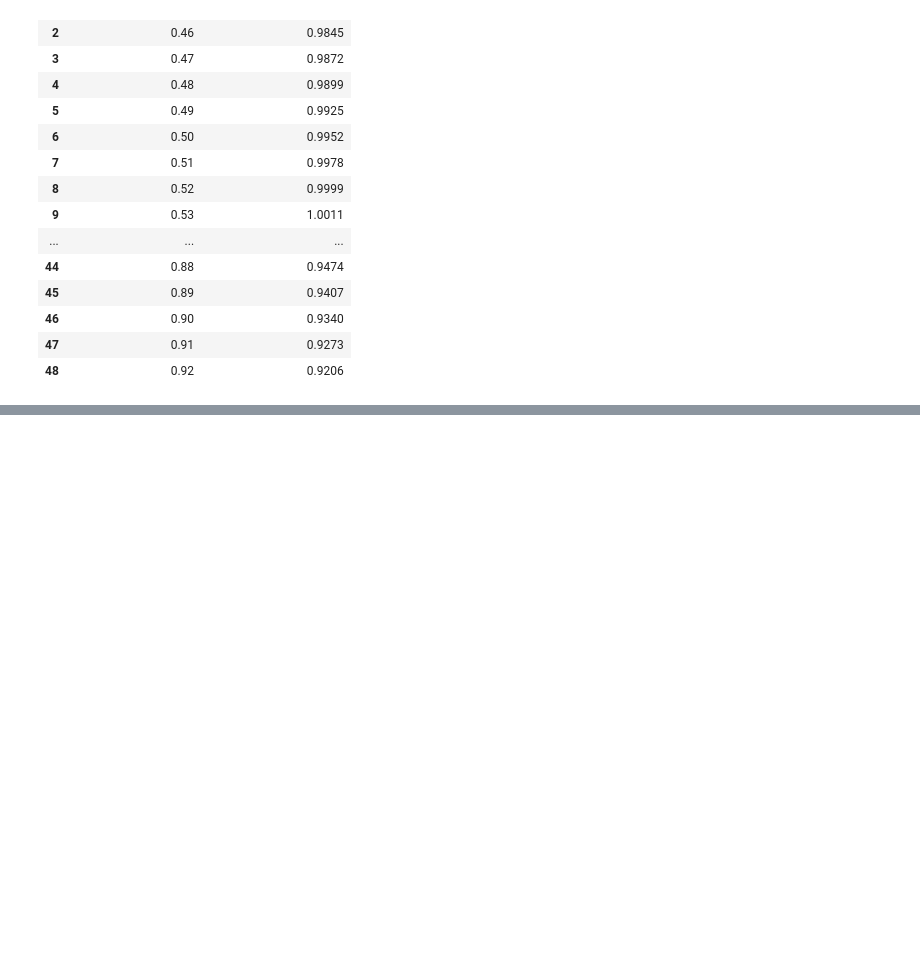
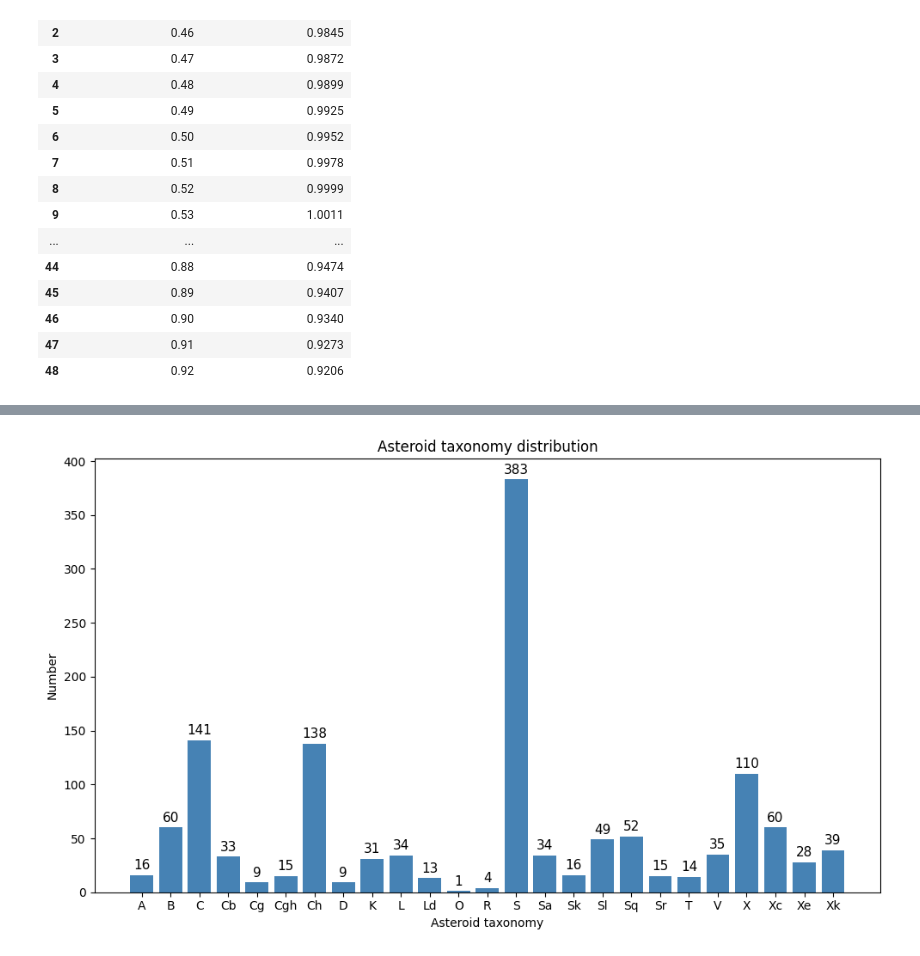
Before and after one commit to RaviRu11d/Asteroid_Spectra_Project, a Jupyter notebook: 03_data_enrichment.ipynb, the cells around one changed output, grey strips where cells are left out. Drawn from its saved outputs; the diff is of its cells as text; code cells hidden in the pictures; blank space fills up the shorter version.

```diff
--- a/03_data_enrichment.ipynb
+++ b/03_data_enrichment.ipynb
@@ -81,3 +81,11 @@ asteroids_df.loc[asteroids_df["Name"] == "1995 WQ5"]["SpectrumDF"][1332]
 | 46 | 0.90 | 0.9340 |
 | 47 | 0.91 | 0.9273 |
 | 48 | 0.92 | 0.9206 |
+# %%
+import matplotlib.pyplot as plt
+import pandas as pd
+
+# Count number of asteroids per Bus taxonomy class
+tax_counts = asteroids_df["Bus Class"].value_counts().sort_index()
+
+tax_counts
@@ -84 +110,37 @@ asteroids_df.loc[asteroids_df["Name"] == "1995 WQ5"]["SpectrumDF"][1332]
+# %%
+plt.figure(figsize=(10, 6))
+
+bars = plt.bar(
+    tax_counts.index,
+    tax_counts.values,
+    color="steelblue"
+)
+
+# Add numbers on top of bars
+for bar in bars:
+    height = bar.get_height()
+    plt.text(
+        bar.get_x() + bar.get_width() / 2,
+        height + 3,
+        f"{int(height)}",
+        ha="center",
+        va="bottom",
+        fontsize=11
+    )
+
+plt.xlabel("Asteroid taxonomy")
+plt.ylabel("Number")
+plt.title("Asteroid taxonomy distribution")
+
+plt.xticks(rotation=0)
+plt.tight_layout()
+
+plt.savefig(
+    "asteroid_taxonomy_distribution.png",
+    dpi=300,
+    bbox_inches="tight"
+)
+plt.show()
+# %% [output]
+[figure, added]
 # %%
```
Also changed, not shown: parts of 2 cells of this notebook, 10 other files.
